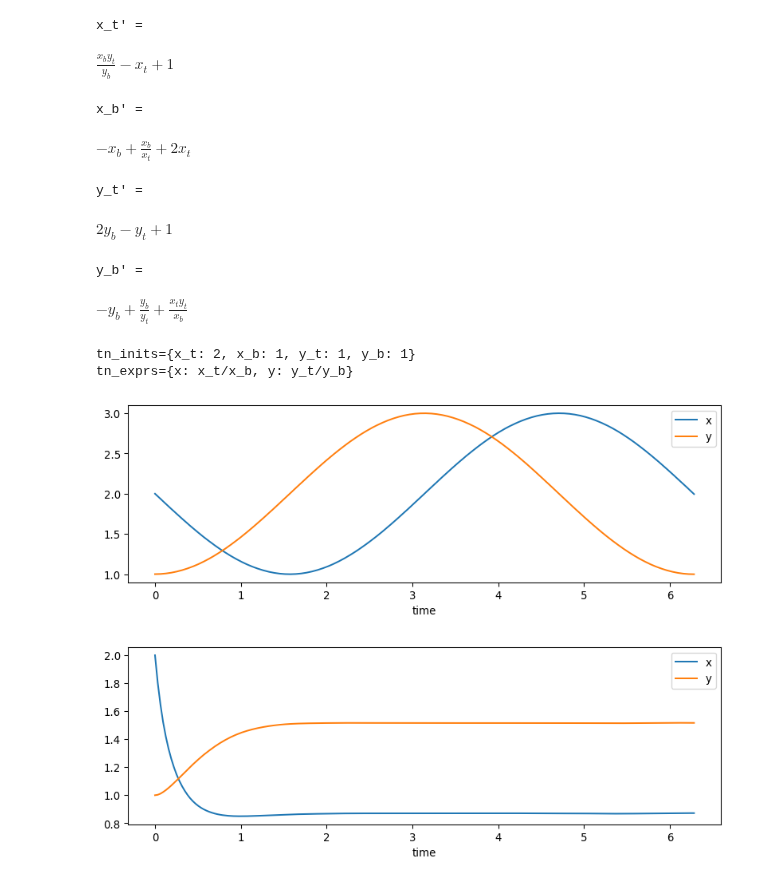
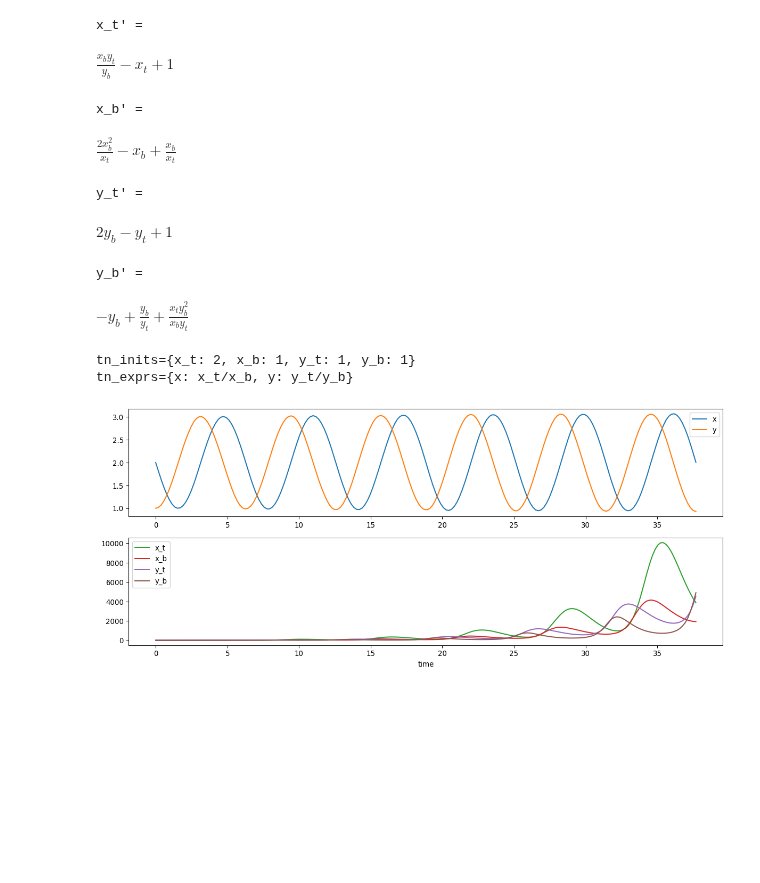
Before and after one commit to UC-Davis-molecular-computing/ode2tn, a Jupyter notebook: notebook.ipynb, the cells around one changed output. Saved outputs shown, nothing was run; the diff lists cells and outputs as text; code cells hidden in the pictures; blank space fills up the shorter version.

```diff
--- a/notebook.ipynb
+++ b/notebook.ipynb
@@ -6,37 +6,37 @@ import gpac
 from transform import plot_tn, ode2tn
 
 xt,xb,yt,yb = sympy.symbols('x_t x_b y_t y_b')
 x,y = sympy.symbols('x y')
 odes = {
     x: y-2,
     y: -x+2,
 }
 inits = {
     x: 2,
     y: 1,
 }
 gamma = 1
 beta = 1
-t_eval = np.linspace(0, 2*pi, 200)
+t_eval = np.linspace(0, 12*pi, 200)
 tn_odes, tn_inits, tn_exprs = ode2tn(odes, inits, gamma, beta)
 from IPython.display import display
 for sym, expr in tn_odes.items():
     print(f"{sym}' = ", end='')
     display(expr)
 print(f'{tn_inits=}')
 print(f'{tn_exprs=}')
-gpac.plot(odes, inits, t_eval)
-plot_tn(odes, inits, gamma, beta, t_eval=t_eval) #, symbols_to_plot=[xt,xb,yt,yb])
+# gpac.plot(odes, inits, t_eval)
+figsize = (15, 6)
+plot_tn(odes, inits, gamma, beta, t_eval=t_eval, figure_size=figsize, symbols_to_plot=[[x,y], [xt,xb,yt,yb]])
 # %% [output]
 x_t' =
 $\displaystyle \frac{x_{b} y_{t}}{y_{b}} - x_{t} + 1$
 x_b' =
-$\displaystyle - x_{b} + \frac{x_{b}}{x_{t}} + 2 x_{t}$
+$\displaystyle \frac{2 x_{b}^{2}}{x_{t}} - x_{b} + \frac{x_{b}}{x_{t}}$
 y_t' =
 $\displaystyle 2 y_{b} - y_{t} + 1$
 y_b' =
-$\displaystyle - y_{b} + \frac{y_{b}}{y_{t}} + \frac{x_{t} y_{t}}{x_{b}}$
+$\displaystyle - y_{b} + \frac{y_{b}}{y_{t}} + \frac{x_{t} y_{b}^{2}}{x_{b} y_{t}}$
 tn_inits={x_t: 2, x_b: 1, y_t: 1, y_b: 1}
 tn_exprs={x: x_t/x_b, y: y_t/y_b}
-[figure, old version]
+[figure, new version]
-[figure, removed]
```
Also changed, not shown: 1 other file.
